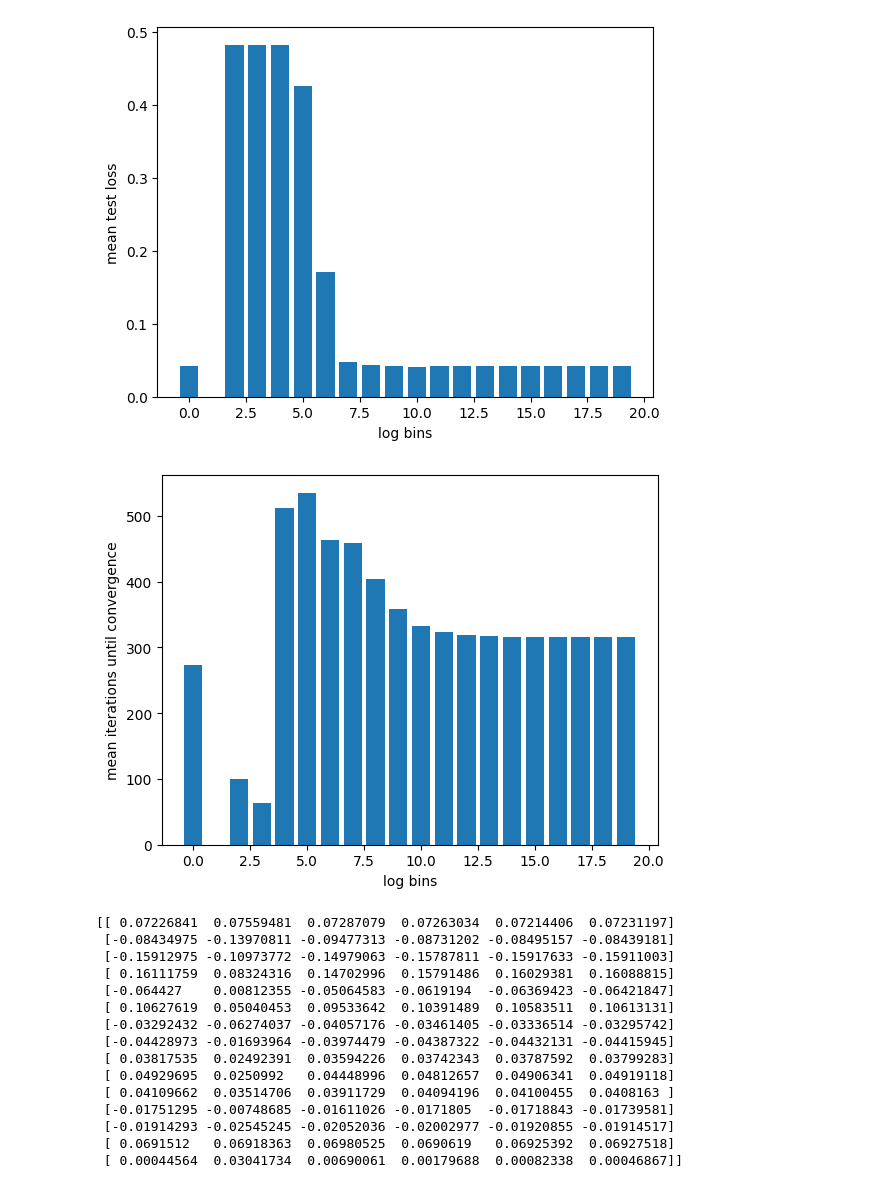
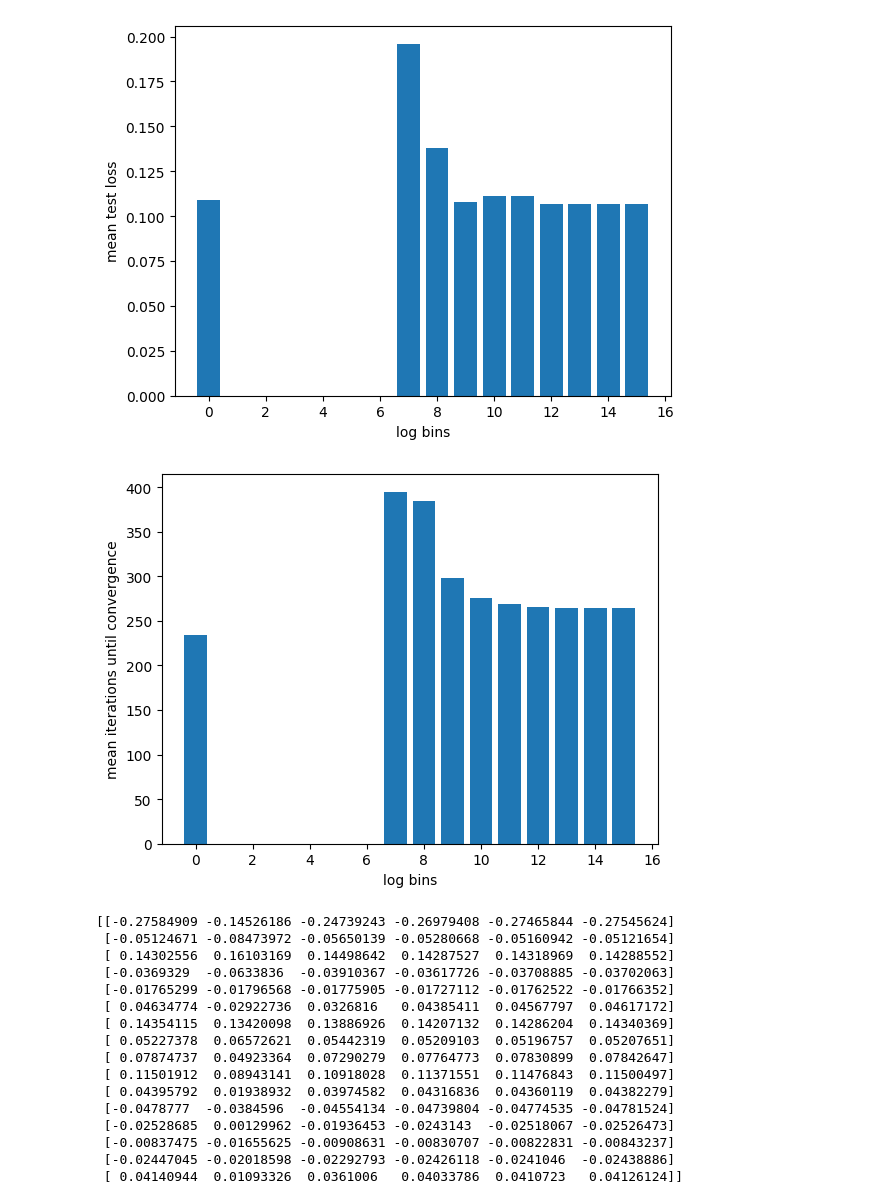
Before and after one commit to willem-strydom/test_quant_log, a Jupyter notebook: nov_15.ipynb, the cells around one changed output. Saved outputs shown, nothing was run; the diff lists cells and outputs as text; code cells hidden in the pictures.

```diff
--- a/nov_15.ipynb
+++ b/nov_15.ipynb
@@ -1,20 +1,23 @@
 # %%
 from gen_data import gen_data
 from sklearn.preprocessing import MinMaxScaler
 from experiment import experiment
 scaler = MinMaxScaler(feature_range=(-1, 1))
 
 
 
 X,y = gen_data()
 X = scaler.fit_transform(X)
+
+bias = np.ones((X.shape[1],1)).T
+X = np.vstack((bias, X)).astype(float)
 X = X.T
 y = y.T
 bins = [1,2,3,4]
-normal_iters, quant_iters,  w_quant, w = experiment(X,y, [3], range(2,20))
+normal_iters, quant_iters,  w_quant, w = experiment(X,y, [3], range(7,16))
 # %% [output]
-[figure, old version]
+[figure, new version]
-[figure, old version]
+[figure, new version]
 # %%
 from QuantLog import quantlogistic
 from NormalLog import normallogistic
@@ -36,21 +39,22 @@ print(np.hstack((grads)))
 
 #actual gradient without quant is the leftmost col, the rightmost col is for 2^4 quantization levels
 # %% [output]
-[[ 0.07226841  0.07559481  0.07287079  0.07263034  0.07214406  0.07231197]
- [-0.08434975 -0.13970811 -0.09477313 -0.08731202 -0.08495157 -0.08439181]
- [-0.15912975 -0.10973772 -0.14979063 -0.15787811 -0.15917633 -0.15911003]
- [ 0.16111759  0.08324316  0.14702996  0.15791486  0.16029381  0.16088815]
- [-0.064427    0.00812355 -0.05064583 -0.0619194  -0.06369423 -0.06421847]
- [ 0.10627619  0.05040453  0.09533642  0.10391489  0.10583511  0.10613131]
- [-0.03292432 -0.06274037 -0.04057176 -0.03461405 -0.03336514 -0.03295742]
- [-0.04428973 -0.01693964 -0.03974479 -0.04387322 -0.04432131 -0.04415945]
- [ 0.03817535  0.02492391  0.03594226  0.03742343  0.03787592  0.03799283]
- [ 0.04929695  0.0250992   0.04448996  0.04812657  0.04906341  0.04919118]
- [ 0.04109662  0.03514706  0.03911729  0.04094196  0.04100455  0.0408163 ]
- [-0.01751295 -0.00748685 -0.01611026 -0.0171805  -0.01718843 -0.01739581]
- [-0.01914293 -0.02545245 -0.02052036 -0.02002977 -0.01920855 -0.01914517]
- [ 0.0691512   0.06918363  0.06980525  0.0690619   0.06925392  0.06927518]
- [ 0.00044564  0.03041734  0.00690061  0.00179688  0.00082338  0.00046867]]
+[[-0.27584909 -0.14526186 -0.24739243 -0.26979408 -0.27465844 -0.27545624]
+ [-0.05124671 -0.08473972 -0.05650139 -0.05280668 -0.05160942 -0.05121654]
+ [ 0.14302556  0.16103169  0.14498642  0.14287527  0.14318969  0.14288552]
+ [-0.0369329  -0.0633836  -0.03910367 -0.03617726 -0.03708885 -0.03702063]
+ [-0.01765299 -0.01796568 -0.01775905 -0.01727112 -0.01762522 -0.01766352]
+ [ 0.04634774 -0.02922736  0.0326816   0.04385411  0.04567797  0.04617172]
+ [ 0.14354115  0.13420098  0.13886926  0.14207132  0.14286204  0.14340369]
+ [ 0.05227378  0.06572621  0.05442319  0.05209103  0.05196757  0.05207651]
+ [ 0.07874737  0.04923364  0.07290279  0.07764773  0.07830899  0.07842647]
+ [ 0.11501912  0.08943141  0.10918028  0.11371551  0.11476843  0.11500497]
+ [ 0.04395792  0.01938932  0.03974582  0.04316836  0.04360119  0.04382279]
+ [-0.0478777  -0.0384596  -0.04554134 -0.04739804 -0.04774535 -0.04781524]
+ [-0.02528685  0.00129962 -0.01936453 -0.0243143  -0.02518067 -0.02526473]
+ [-0.00837475 -0.01655625 -0.00908631 -0.00830707 -0.00822831 -0.00843237]
+ [-0.02447045 -0.02018598 -0.02292793 -0.02426118 -0.0241046  -0.02438886]
+ [ 0.04140944  0.01093326  0.0361006   0.04033786  0.0410723   0.04126124]]
 # %%
 # plot average error of quantization for each feature
 
```
Also changed, not shown: parts of 5 cells of this notebook.
